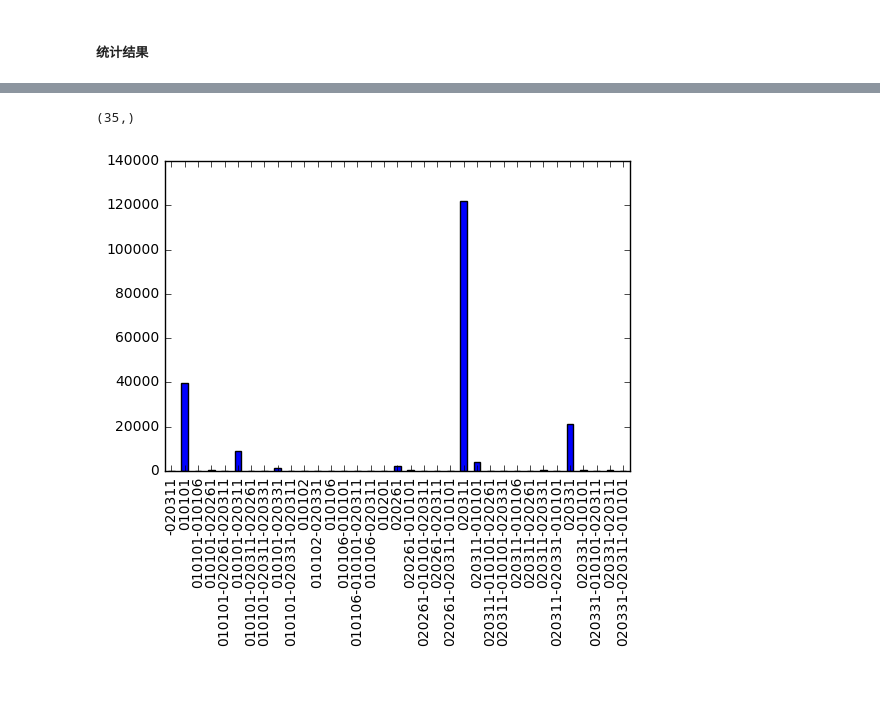
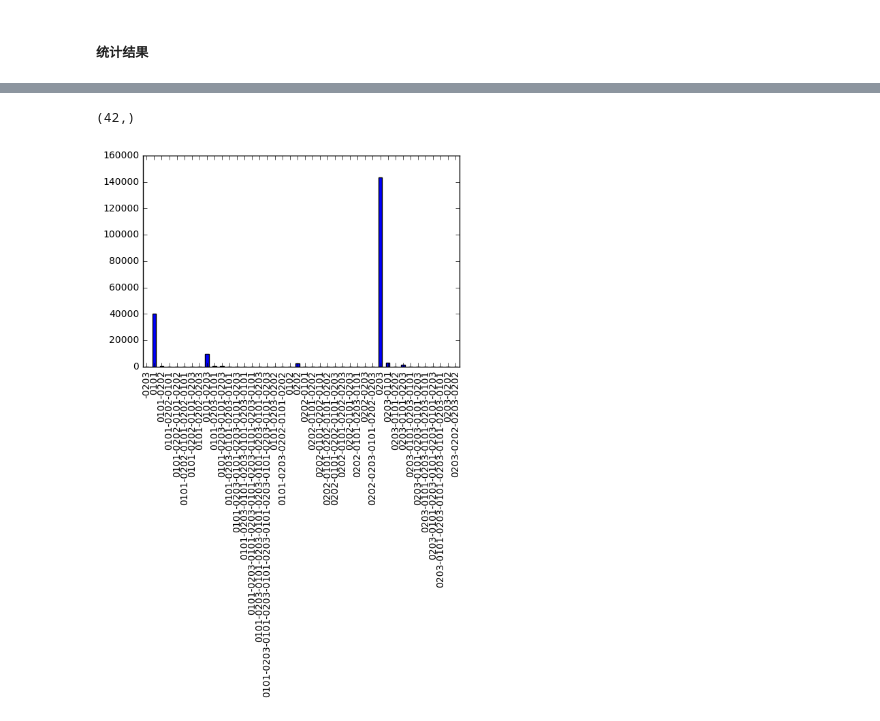
Before and after one commit to JDwangmo/customerPortrait, a Jupyter notebook: semi-finals/data_processing-09table.ipynb, the cells around one changed output, grey strips where cells are left out. Drawn from its saved outputs; the diff is of its cells as text; code cells hidden in the pictures; blank space fills up the shorter version.

```diff
--- a/semi-finals/data_processing-09table.ipynb
+++ b/semi-finals/data_processing-09table.ipynb
@@ -1784,8 +1798,11 @@ print temp
 %%time
 # 缴费方式的变化线索
 def get_pay_mode_change_clue(x):
-    pay_mode_change_clue = '-'.join(x.sort_values(by='RCVBL_YM')['PAY_MODE'].drop_duplicates().values)
-    return pay_mode_change_clue
+    result = []
+    for item in x.sort_values(by='RCVBL_YM')['PAY_MODE_4bit'].values:
+        if len(result)==0 or result[-1]!=item:
+            result.append(item)
+    return '-'.join(result)
 
 train_data09_pay_mode_change_clue_series = \
     train_data09_merge_label_df.groupby('CONS_NO').apply(get_pay_mode_change_clue)
@@ -1795,3 +1824,5 @@ Wall time: 11min 32s
+# %%
+test_data09_merge_label_df['PAY_MODE_4bit'] = test_data09_merge_label_df['PAY_MODE'].str.slice(0,4)
 # %%
 %%time
 # 缴费方式的变化线索
@@ -1827,7 +1834,7 @@ dtype: object
 # %%
 %%time
 # 增加字段，缴费方式的转变路径
-train_data01_a_worker_per_user['PAY_MODE_CHANGE_CLUE'] = \
-    train_data01_a_worker_per_user['CUST_NO'].map(train_data09_pay_mode_change_clue_series)
-print sum(train_data01_a_worker_per_user['PAY_MODE_CHANGE_CLUE'].isnull())
+test_data01_a_worker_per_user['PAY_MODE_4bit_CHANGE_CLUE'] = \
+    test_data01_a_worker_per_user['CUST_NO'].map(test_data09_pay_mode_change_clue_series)
+print sum(test_data01_a_worker_per_user['PAY_MODE_4bit_CHANGE_CLUE'].isnull())
 # %% [output]
@@ -1837,6 +1843,0 @@ Wall time: 3.42 s
-# %%
-%%time
-# 增加字段，缴费方式的转变路径
-test_data01_a_worker_per_user['PAY_MODE_CHANGE_CLUE'] = \
-    test_data01_a_worker_per_user['CUST_NO'].map(test_data09_pay_mode_change_clue_series)
-print sum(test_data01_a_worker_per_user['PAY_MODE_CHANGE_CLUE'].isnull())
@@ -1859,11 +1856,11 @@ train_data09_pay_mode_change_clue_count_df =  show_attribute_detail(
 # %%
 test_data09_pay_mode_change_clue_count_df = show_attribute_detail(
     test_data01_a_worker_per_user,
-    'PAY_MODE_CHANGE_CLUE',
+    'PAY_MODE_4bit_CHANGE_CLUE',
 )
 # %% [output]
-(35,)
+(42,)
-[figure, old version]
+[figure, new version]
 # %%
 # 合并
 temp = train_data09_pay_mode_change_clue_count_df.join(
```
Also changed, not shown: parts of 31 cells of this notebook, 12 other files.
